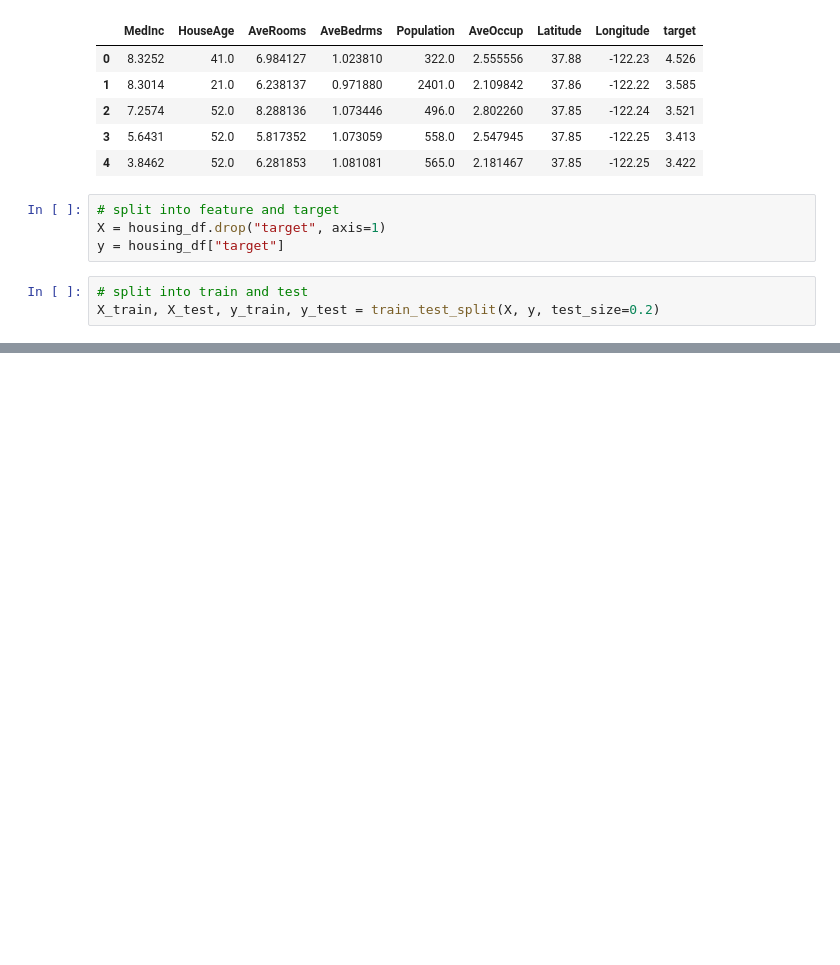
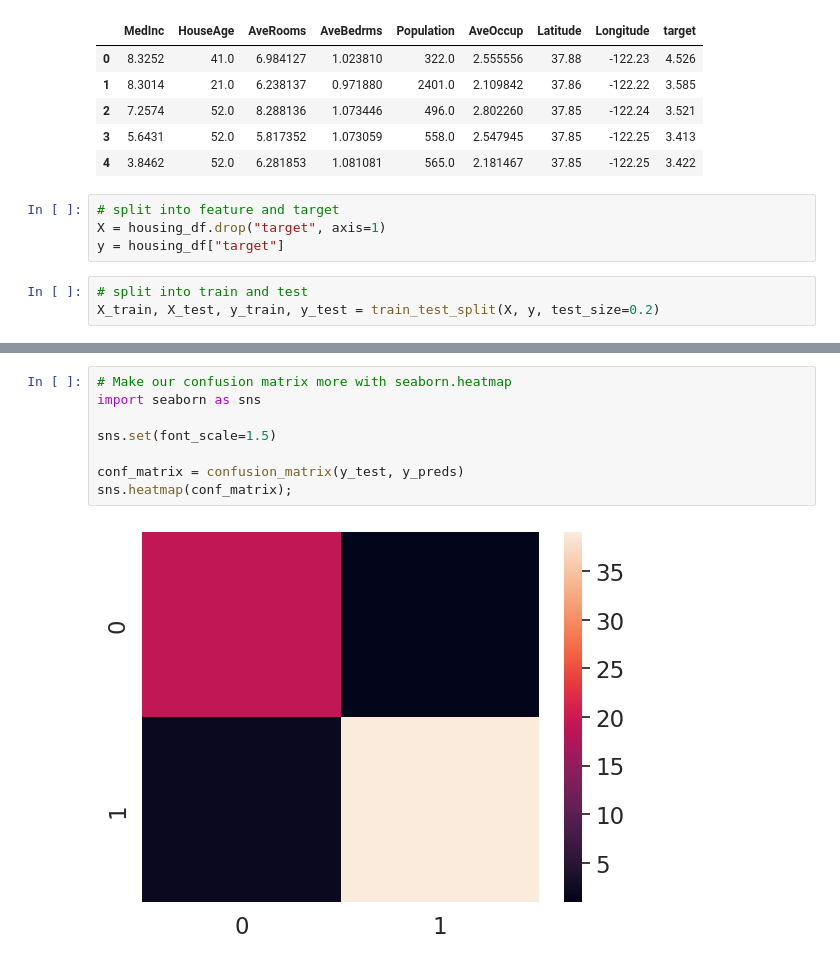
Before and after one commit to codekalimi/google-colab, a Jupyter notebook: evaluating-a-model-techniques.ipynb, the cells around one changed output, grey strips where cells are left out. Cells and saved outputs as stored; diff of their text form; blank space fills up the shorter version.

```diff
--- a/evaluating-a-model-techniques.ipynb
+++ b/evaluating-a-model-techniques.ipynb
@@ -148,0 +273,10 @@ rfr.score(X_test,y_test)
+# %%
+# Make our confusion matrix more with seaborn.heatmap
+import seaborn as sns
+
+sns.set(font_scale=1.5)
+
+conf_matrix = confusion_matrix(y_test, y_preds)
+sns.heatmap(conf_matrix);
+# %% [output]
+[figure, added]
```
Also changed, not shown: parts of 58 cells of this notebook.
